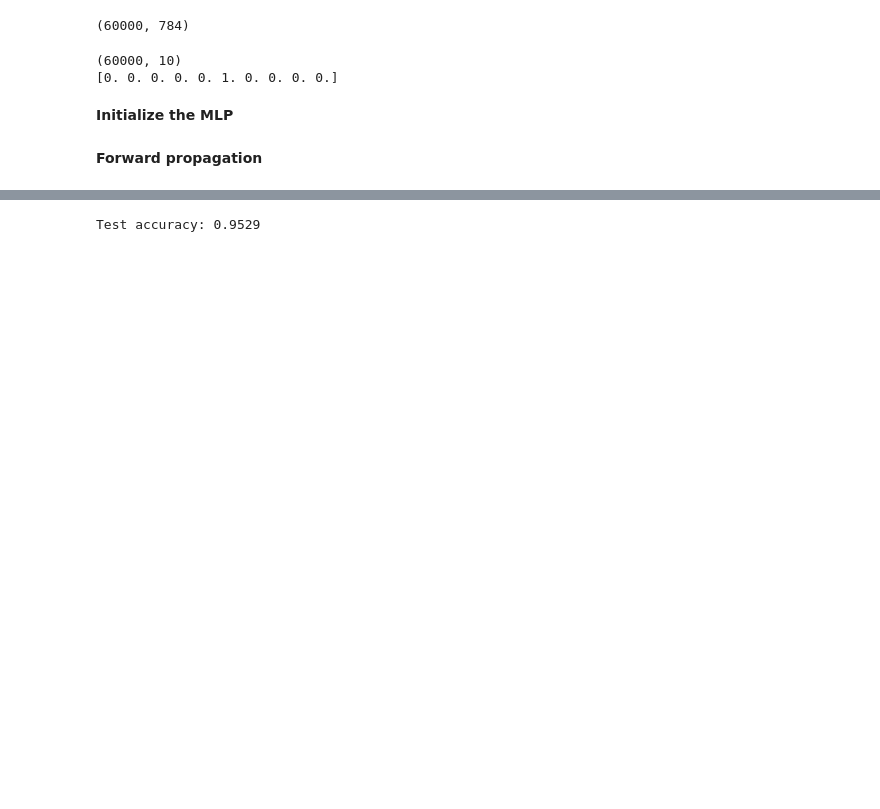
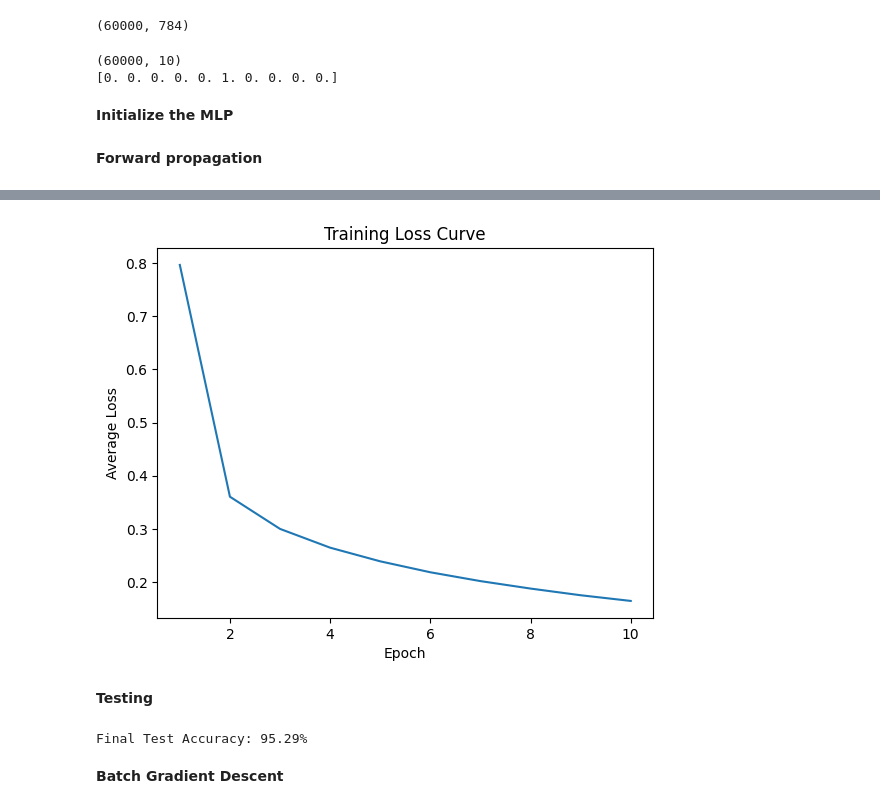
Before and after one commit to madhankumar003/HTIC_Practice_codes, a Jupyter notebook: MLP_implementation.ipynb, the cells around one changed output, grey strips where cells are left out. Drawn from its saved outputs; the diff is of its cells as text; code cells hidden in the pictures; blank space fills up the shorter version.

```diff
--- a/MLP_implementation.ipynb
+++ b/MLP_implementation.ipynb
@@ -133,7 +227,7 @@ def backward(y_true, cache):
 epochs = 10
 batch_size = 64
 learning_rate = 0.01
-
+loss_history = []
 for epoch in range(epochs):
 
     # Shuffle training data
@@ -143,7 +237,8 @@ for epoch in range(epochs):
     Y_train_shuffled = Y_train[indices]
 
     total_loss = 0
-
+    total_accuracy = 0
+    num_batches = len(X_train) // batch_size
     for start in range(0, len(X_train), batch_size):
 
         end = start + batch_size
@@ -158,6 +253,8 @@ for epoch in range(epochs):
         loss = cross_entropy(Y_batch, y_pred)
         total_loss += loss
         #print(np.mean(loss))
+        batch_accuracy = get_accuracy(y_pred, Y_batch)
+        total_accuracy += batch_accuracy
 
         # Backpropagation
         gradients = backward(Y_batch, cache)
@@ -168,14 +265,19 @@ for epoch in range(epochs):
         W1 -= learning_rate * dW1
         b1 -= learning_rate * db1
 
+
         W2 -= learning_rate * dW2
         b2 -= learning_rate * db2
 
         W3 -= learning_rate * dW3
         b3 -= learning_rate * db3
-
+    # 4. Calculate averages using num_batches
+    average_loss = total_loss / num_batches
+    average_accuracy = total_accuracy / num_batches
+    loss_history.append(average_loss)
     print(
         f"Epoch {epoch + 1}/{epochs}, "
-        f"Loss: {total_loss:.4f}"
+        f"Loss: {average_loss:.4f}, "
+        f"Accuracy: {average_accuracy:.2f}%"
     )
 # %% [output]
@@ -192,10 +294,22 @@ Epoch 10/10, Loss: 132.9757
-# %%
-y_test_pred, _ = forward(X_test)
-
-predicted_labels = np.argmax(y_test_pred, axis=1)
-
-accuracy = np.mean(predicted_labels == y_test)
-
-print("Test accuracy:", accuracy)
-# %% [output]
-Test accuracy: 0.9529
+# %%
+epoch_numbers = list(range(1, epochs + 1))
+
+plt.plot(epoch_numbers,loss_history)
+plt.title("Training Loss Curve")
+plt.xlabel("Epoch")
+plt.ylabel("Average Loss")
+plt.show()
+# %% [output]
+[figure, added]
+# %% [markdown]
+**Testing**
+# %%
+test_predictions, _ = forward(X_test)
+
+test_acc = get_accuracy(test_predictions, Y_test)
+
+print(f"Final Test Accuracy: {test_acc:.2f}%")
+# %% [output]
+Final Test Accuracy: 95.29%
+# %% [markdown]
+**Batch Gradient Descent**
```
Also changed, not shown: parts of 32 cells of this notebook.
